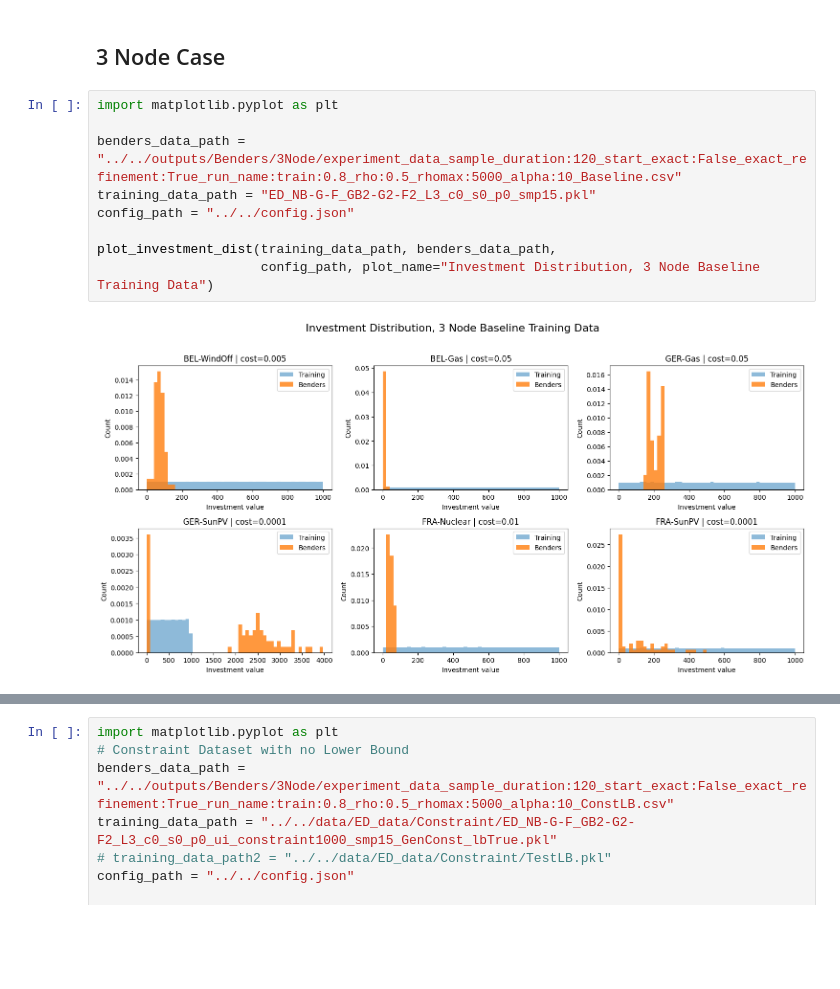
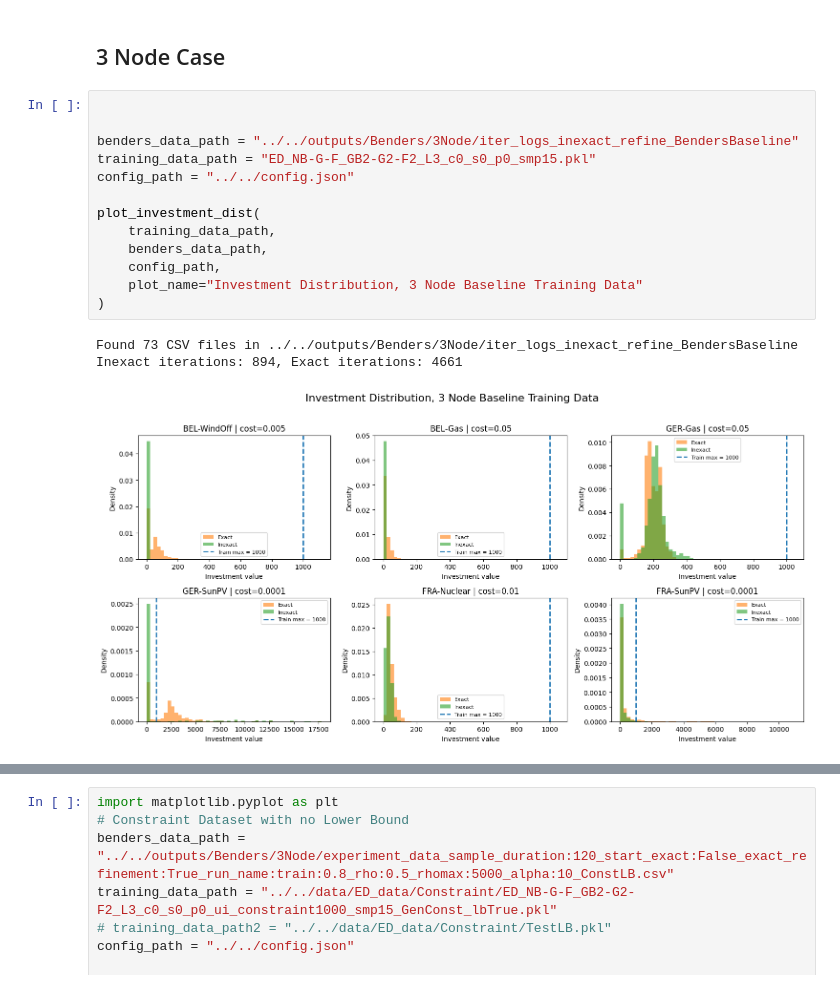
Before and after one commit to PeterrHH/ML-Enhanced-Benders, a Jupyter notebook: experiment-output/ch7/data_analysis.ipynb, the cells around one changed output, grey strips where cells are left out. Cells and saved outputs as stored; diff of their text form; blank space fills up the shorter version.

```diff
--- a/experiment-output/ch7/data_analysis.ipynb
+++ b/experiment-output/ch7/data_analysis.ipynb
@@ -109,16 +137,22 @@ def plot_investment_dist(
 # %% [markdown]
 ## 3 Node Case
 # %%
-import matplotlib.pyplot as plt
 
-benders_data_path = "../../outputs/Benders/3Node/experiment_data_sample_duration:120_start_exact:False_exact_refinement:True_run_name:train:0.8_rho:0.5_rhomax:5000_alpha:10_Baseline.csv"
+
+benders_data_path = "../../outputs/Benders/3Node/iter_logs_inexact_refine_BendersBaseline"
 training_data_path = "ED_NB-G-F_GB2-G2-F2_L3_c0_s0_p0_smp15.pkl"
 config_path = "../../config.json"
 
-plot_investment_dist(training_data_path, benders_data_path,
-                     config_path, plot_name="Investment Distribution, 3 Node Baseline Training Data")
+plot_investment_dist(
+    training_data_path,
+    benders_data_path,
+    config_path,
+    plot_name="Investment Distribution, 3 Node Baseline Training Data"
+)
 # %% [output]
+Found 73 CSV files in ../../outputs/Benders/3Node/iter_logs_inexact_refine_BendersBaseline
+Inexact iterations: 894, Exact iterations: 4661
-[figure, old version]
+[figure, new version]
 # %%
 import matplotlib.pyplot as plt
 # Constraint Dataset with no Lower Bound
```
Also changed, not shown: parts of 3 cells of this notebook, 14 other files.
